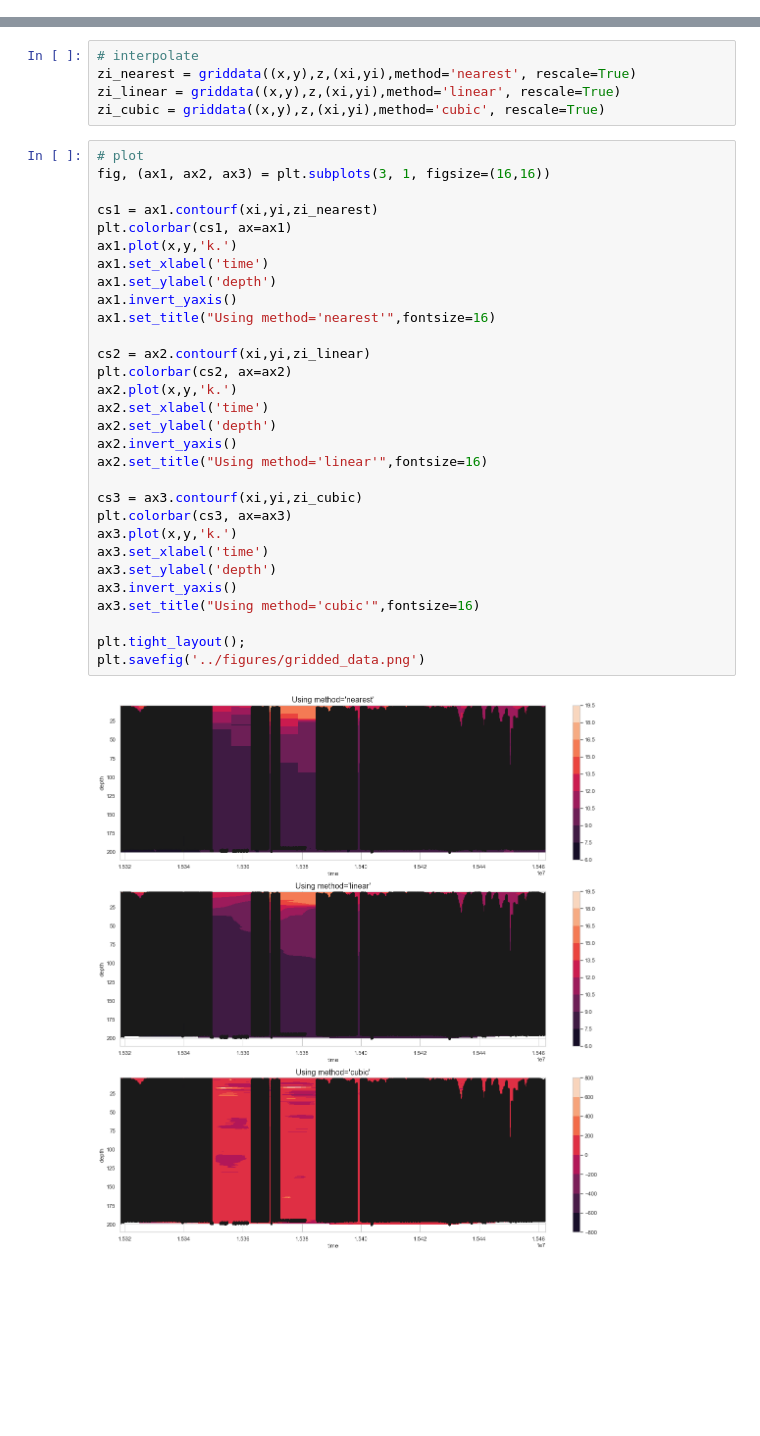
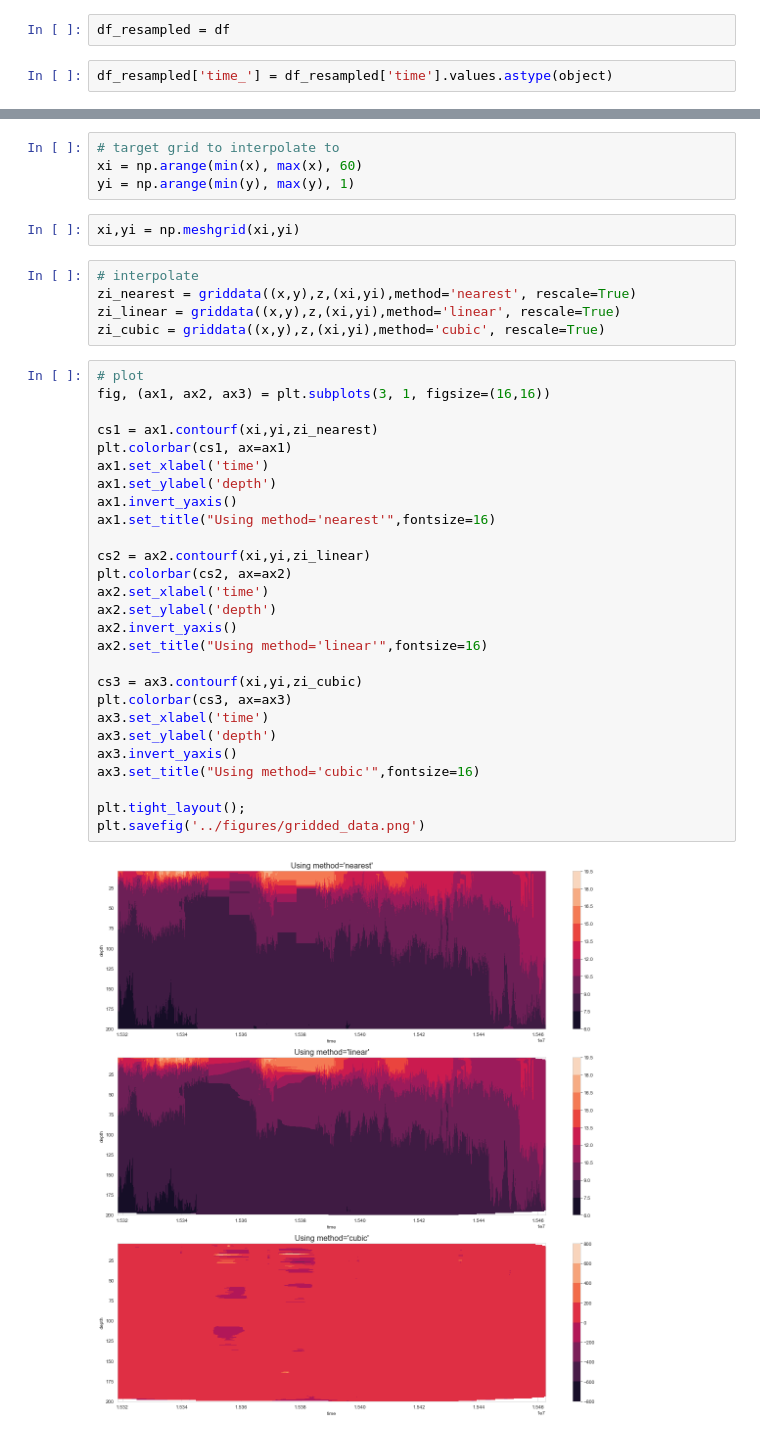
Before and after one commit to dgumustel/coastal-upwelling, a Jupyter notebook: notebooks/06_0_interpolation_griddata.ipynb, the cells around one changed output, grey strips where cells are left out. Saved outputs shown, nothing was run; the diff lists cells and outputs as text; blank space fills up the shorter version.

```diff
--- a/notebooks/06_0_interpolation_griddata.ipynb
+++ b/notebooks/06_0_interpolation_griddata.ipynb
@@ -490,0 +482,4 @@ z = df_resampled.seawater_temperature
+# %%
+df_resampled = df
+# %%
+df_resampled['time_'] = df_resampled['time'].values.astype(object)
@@ -491,3 +491,9 @@ z = df_resampled.seawater_temperature
+# %%
+# target grid to interpolate to
+xi = np.arange(min(x), max(x), 60)
+yi = np.arange(min(y), max(y), 1)
+# %%
+xi,yi = np.meshgrid(xi,yi)
 # %%
 # interpolate
 zi_nearest = griddata((x,y),z,(xi,yi),method='nearest', rescale=True)
@@ -496,32 +502,29 @@ zi_cubic = griddata((x,y),z,(xi,yi),method='cubic', rescale=True)
 # %%
 # plot
 fig, (ax1, ax2, ax3) = plt.subplots(3, 1, figsize=(16,16))
 
 cs1 = ax1.contourf(xi,yi,zi_nearest)
 plt.colorbar(cs1, ax=ax1)
-ax1.plot(x,y,'k.')
 ax1.set_xlabel('time')
 ax1.set_ylabel('depth')
 ax1.invert_yaxis()
 ax1.set_title("Using method='nearest'",fontsize=16)
 
 cs2 = ax2.contourf(xi,yi,zi_linear)
 plt.colorbar(cs2, ax=ax2)
-ax2.plot(x,y,'k.')
 ax2.set_xlabel('time')
 ax2.set_ylabel('depth')
 ax2.invert_yaxis()
 ax2.set_title("Using method='linear'",fontsize=16)
 
 cs3 = ax3.contourf(xi,yi,zi_cubic)
 plt.colorbar(cs3, ax=ax3)
-ax3.plot(x,y,'k.')
 ax3.set_xlabel('time')
 ax3.set_ylabel('depth')
 ax3.invert_yaxis()
 ax3.set_title("Using method='cubic'",fontsize=16)
 
 plt.tight_layout();
 plt.savefig('../figures/gridded_data.png')
 # %% [output]
-[figure, old version]
+[figure, new version]
```
Also changed, not shown: parts of 15 cells of this notebook.
